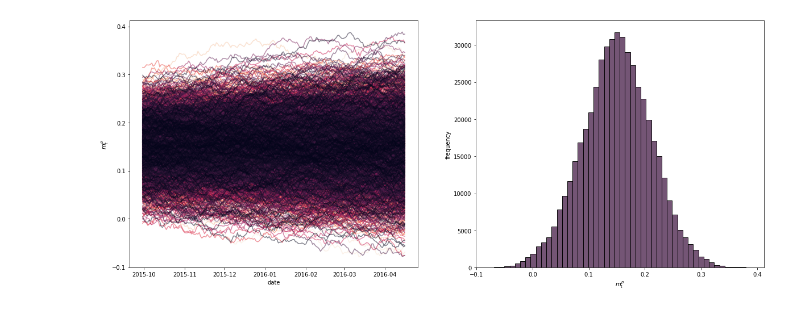
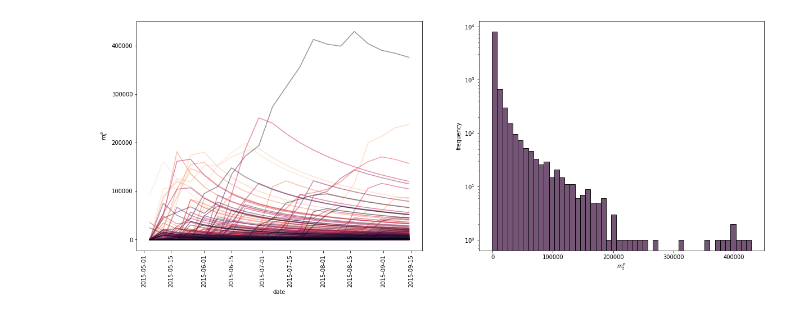
Before and after one commit to fridrichmrtn/churn-modeling, a Jupyter notebook: jupyters/profit-dev.ipynb, the cells around one changed output. Saved outputs shown, nothing was run; the diff lists cells and outputs as text; code cells hidden in the pictures.

Commit message:
Add acp calc & plot

```diff
--- a/jupyters/profit-dev.ipynb
+++ b/jupyters/profit-dev.ipynb
@@ -23,30 +83,41 @@ del product_baseline, product_diff
+# %%
+# acp
+target_size = 4
+
+# weekly profit
+from itertools import product
+user_wk = pd.DataFrame(product(purchases.user_id.unique(), purchases.week_start.unique()),
+    columns=["user_id", "week_start"])
+
+user_wk = user_wk.merge(purchases, on=["user_id","week_start"], how="left")\
+    .fillna(0).sort_values("week_start")
+user_wk["acp"] = target_size*user_wk.groupby("user_id").profit.cumsum()/\
+    (user_wk.groupby("user_id").cumcount()+1)
 # %%
-def plot_simulated_margin(margins):
-    import pandas as pd
-    import seaborn as sns
-    import matplotlib.pyplot as plt
 
-    fig, axs = plt.subplots(1,2, figsize=(20,8))
+import pandas as pd
+import seaborn as sns
+import matplotlib.pyplot as plt
+fig, axs = plt.subplots(1,2, figsize=(20,7.5))
 
-    temp_margins = pd.melt(margins, id_vars=["product_id"],
-        var_name="date", value_name="margin")
 
-    # walk
-    sns.lineplot(data=temp_margins,
-        x="date", y="margin", hue="product_id",
-        legend=False, palette=sns.color_palette("rocket_r", as_cmap=True),
-        alpha=0.5, ax=axs[0]);
-    axs[0].set_ylabel("$m_{t}^{p}$");
-    axs[0].set_xlabel("date");
+# walk
+sns.lineplot(data=user_wk,
+    x="week_start", y="acp", hue="user_id",
+    legend=False, palette=sns.color_palette("rocket_r", as_cmap=True),
+    alpha=0.5, ci=False, ax=axs[0]);
+#axs[0].set_yscale("log");
+axs[0].tick_params(axis='x', rotation=90);
+axs[0].set_ylabel("$m_{t}^{p}$");
+axs[0].set_xlabel("date");
 
-    # hist
-    sns.histplot(data=temp_margins,
-        x="margin", bins=50,
-        color=sns.color_palette("rocket",10)[1],
-        ax=axs[1]);
-    axs[1].set_ylabel("frequency");
-    axs[1].set_xlabel("$m_{t}^{p}$");
-
-plot_simulated_margin(margins[:2500])
+# hist
+sns.histplot(data=user_wk,
+    x="acp", bins=50,
+    color=sns.color_palette("rocket",10)[1],
+    ax=axs[1]);
+axs[1].set_yscale("log");
+axs[1].set_ylabel("frequency");
+axs[1].set_xlabel("$m_{t}^{p}$");
 # %% [output]
-[figure, old version]
+[figure, new version]
```
Also changed, not shown: parts of 7 cells of this notebook.
